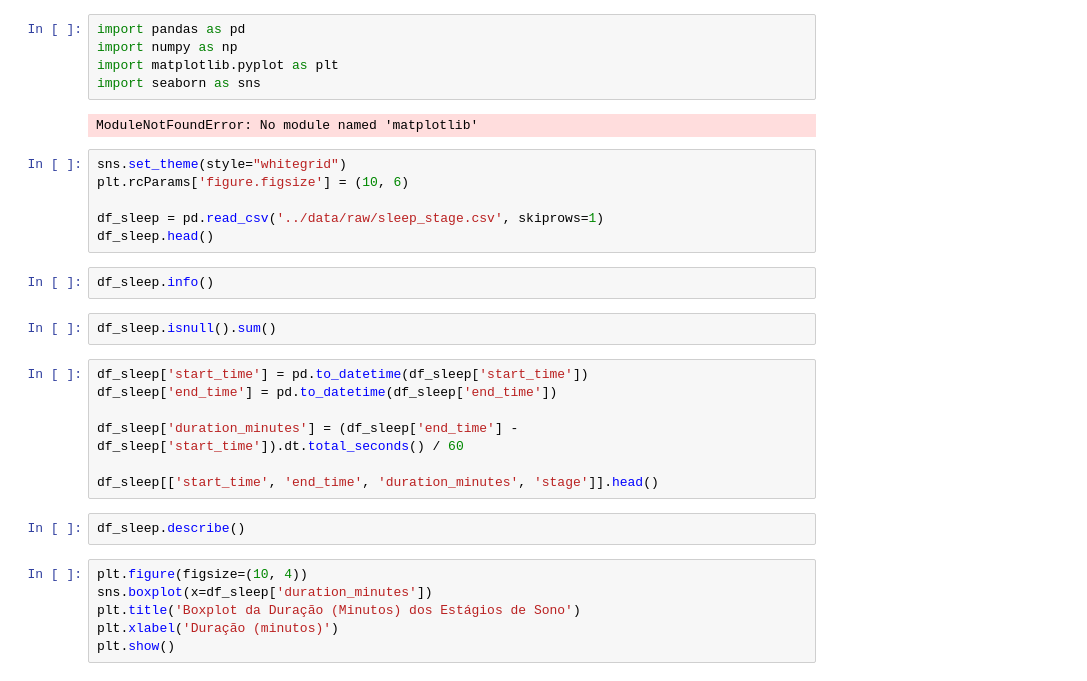
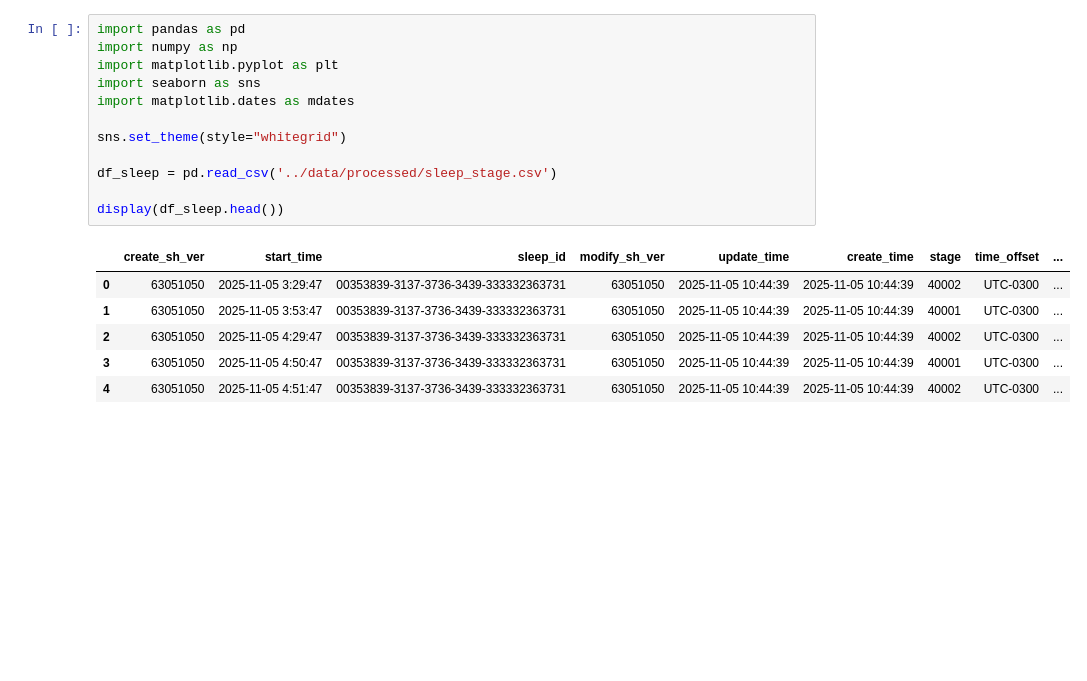
Before and after one commit to lopezzd/PI-6SEM, a Jupyter notebook: notebooks/analyses.ipynb, the cells around one changed output. Cells and saved outputs as stored; diff of their text form; blank space fills up the shorter version.

```diff
--- a/notebooks/analyses.ipynb
+++ b/notebooks/analyses.ipynb
@@ -1,32 +1,19 @@
 # %%
 import pandas as pd
 import numpy as np
 import matplotlib.pyplot as plt
 import seaborn as sns
+import matplotlib.dates as mdates
+
+sns.set_theme(style="whitegrid")
+
+df_sleep = pd.read_csv('../data/processed/sleep_stage.csv')
+
+display(df_sleep.head())
 # %% [output]
-ModuleNotFoundError: No module named 'matplotlib'
+|  | create_sh_ver | start_time | sleep_id | modify_sh_ver | update_time | create_time | stage | time_offset | ... |
+| 0 | 63051050 | 2025-11-05 3:29:47 | 00353839-3137-3736-3439-333332363731 | 63051050 | 2025-11-05 10:44:39 | 2025-11-05 10:44:39 | 40002 | UTC-0300 | ... |
+| 1 | 63051050 | 2025-11-05 3:53:47 | 00353839-3137-3736-3439-333332363731 | 63051050 | 2025-11-05 10:44:39 | 2025-11-05 10:44:39 | 40001 | UTC-0300 | ... |
+| 2 | 63051050 | 2025-11-05 4:29:47 | 00353839-3137-3736-3439-333332363731 | 63051050 | 2025-11-05 10:44:39 | 2025-11-05 10:44:39 | 40002 | UTC-0300 | ... |
+| 3 | 63051050 | 2025-11-05 4:50:47 | 00353839-3137-3736-3439-333332363731 | 63051050 | 2025-11-05 10:44:39 | 2025-11-05 10:44:39 | 40001 | UTC-0300 | ... |
+| 4 | 63051050 | 2025-11-05 4:51:47 | 00353839-3137-3736-3439-333332363731 | 63051050 | 2025-11-05 10:44:39 | 2025-11-05 10:44:39 | 40002 | UTC-0300 | ... |
-# %%
-sns.set_theme(style="whitegrid")
-plt.rcParams['figure.figsize'] = (10, 6)
-
-df_sleep = pd.read_csv('../data/raw/sleep_stage.csv', skiprows=1)
-df_sleep.head()
-# %%
-df_sleep.info()
-# %%
-df_sleep.isnull().sum()
-# %%
-df_sleep['start_time'] = pd.to_datetime(df_sleep['start_time'])
-df_sleep['end_time'] = pd.to_datetime(df_sleep['end_time'])
-
-df_sleep['duration_minutes'] = (df_sleep['end_time'] - df_sleep['start_time']).dt.total_seconds() / 60
-
-df_sleep[['start_time', 'end_time', 'duration_minutes', 'stage']].head()
-# %%
-df_sleep.describe()
-# %%
-plt.figure(figsize=(10, 4))
-sns.boxplot(x=df_sleep['duration_minutes'])
-plt.title('Boxplot da Duração (Minutos) dos Estágios de Sono')
-plt.xlabel('Duração (minutos)')
-plt.show()
```
Also changed, not shown: parts of 8 cells of this notebook, 4 other files.
